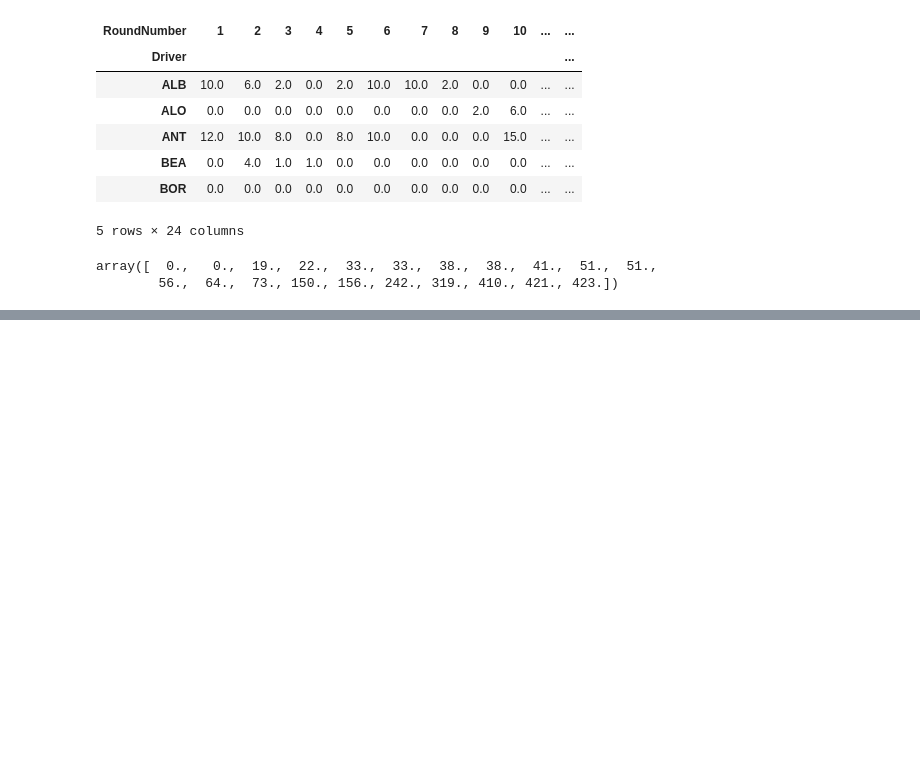
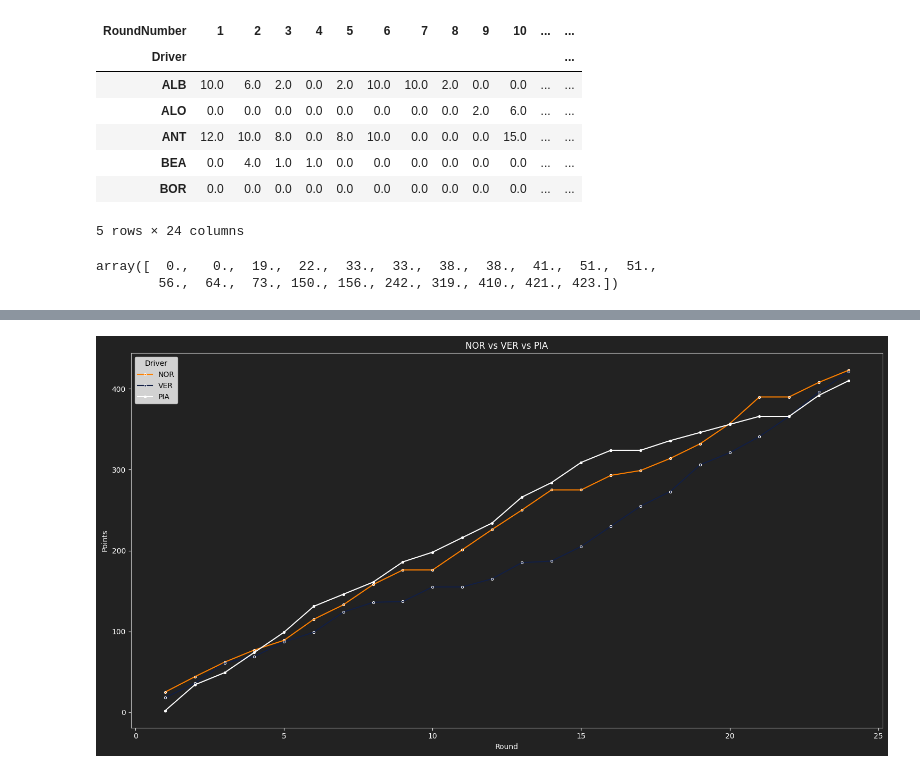
Before and after one commit to otola03/Kaggle_Studies, a Jupyter notebook: f1_analysis/f1_2025_season_summary.ipynb, the cells around one changed output, grey strips where cells are left out. Saved outputs shown, nothing was run; the diff lists cells and outputs as text; code cells hidden in the pictures; blank space fills up the shorter version.

Commit message:
added lineplot for nor, ver, and pia total points.

```diff
--- a/f1_analysis/f1_2025_season_summary.ipynb
+++ b/f1_analysis/f1_2025_season_summary.ipynb
@@ -224,0 +205,7 @@ show(fig)
+# %%
+# create a new DataFrame for cumulative points of 3 drivers
+
+standings_df3 = standings_df2.loc[['NOR', 'VER', 'PIA']]
+standings_df3 = standings_df3.cumsum(axis=1)
+standings_df3.drop(columns='total_points', inplace=True)
+standings_df3
@@ -224,0 +219,26 @@ show(fig)
+# %%
+# Since I want the graph to be as follows: x-axis: round numbers, y-axis: cum points, and three line plots
+# make the dataframe: wide -> long
+standings_df3_long = standings_df3.reset_index(names='Driver').melt(id_vars='Driver', var_name='RoundNumber', value_name='points')
+
+# ff1.plotting_get_driver_color() only provides team colors. (not driver-specific)
+# thus, hard-coding the color codes.
+driver_color = {
+    'NOR': '#FF8000',
+    'VER': '#121F45',
+    'PIA': '#FFFFFF'
+}
+# %%
+fig, ax = plt.subplots(figsize=(15, 8))
+set_dark(ax)
+
+sns.lineplot(data=standings_df3_long, x='RoundNumber', y='points', hue='Driver', marker='.', palette=driver_color)
+
+ax.set_title('NOR vs VER vs PIA')
+ax.set_xlabel('Round')
+ax.set_ylabel('Points')
+
+plt.tight_layout()
+plt.show()
+# %% [output]
+[figure, added]
```
Also changed, not shown: parts of 9 cells of this notebook, 1 other file.
